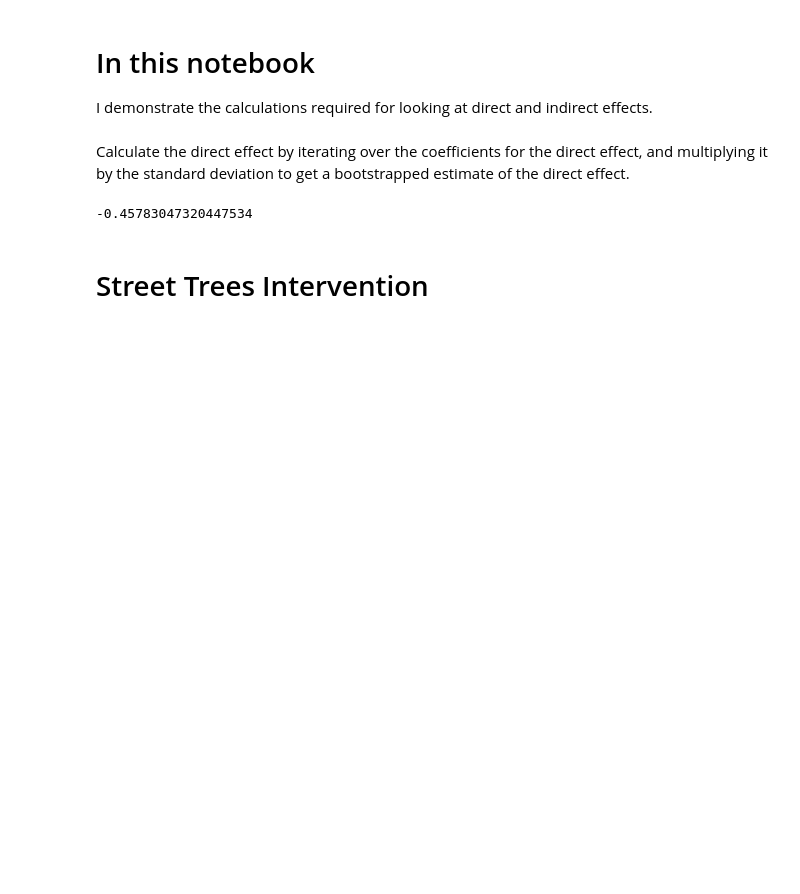
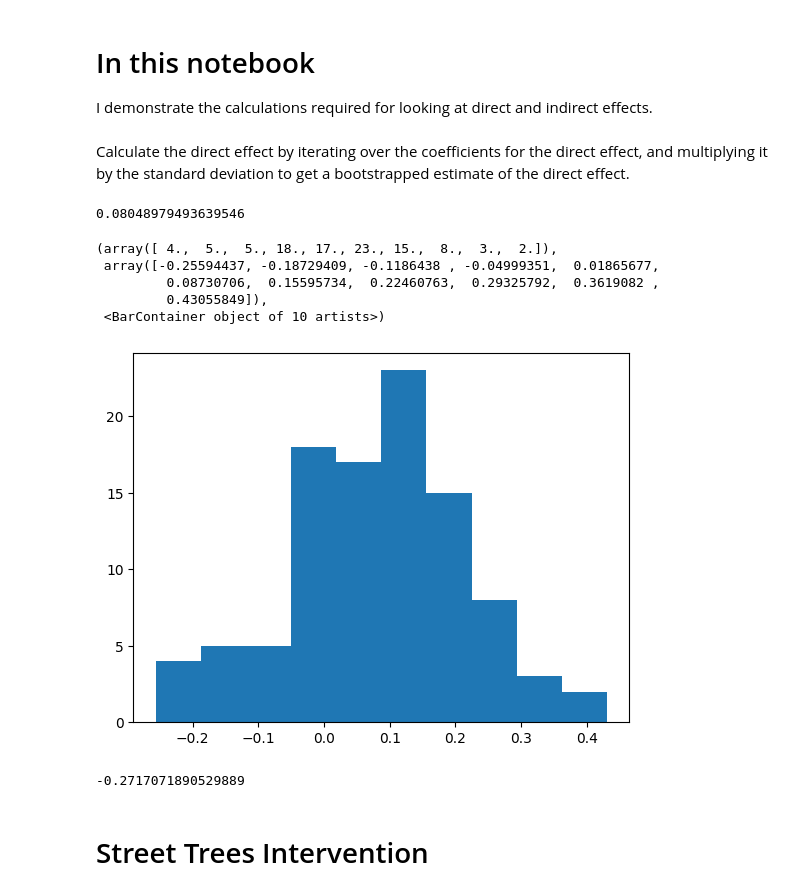
Before and after one commit to edrian-liao/uhi-causal-model, a Jupyter notebook: notebooks/interventions.ipynb, the cells around one changed output. Drawn from its saved outputs; the diff is of its cells as text; code cells hidden in the pictures; blank space fills up the shorter version.

```diff
--- a/notebooks/interventions.ipynb
+++ b/notebooks/interventions.ipynb
@@ -12,12 +17,24 @@ Calculate the direct effect by iterating over the coefficients for the direct ef
+# %%
+df['beta_17'].mean()
+# %% [output]
+0.08048979493639546
+# %%
+plt.hist(df['beta_17'])
+# %% [output]
+(array([ 4.,  5.,  5., 18., 17., 23., 15.,  8.,  3.,  2.]),
+ array([-0.25594437, -0.18729409, -0.1186438 , -0.04999351,  0.01865677,
+         0.08730706,  0.15595734,  0.22460763,  0.29325792,  0.3619082 ,
+         0.43055849]),
+ <BarContainer object of 10 artists>)
+[figure, added]
 # %%
-df = pd.read_csv(os.path.join('../results/cv', "f19", "results.csv"))
-df = df[df['iter'] > 5]
-df = df[df['ndvi_ls'] == 15]
-df = df[df['albedo_ls'] == 11]
-df = df[df['fold']==3]
-df['beta_18'].mean()
+# df = pd.read_csv(os.path.join('../results/cv', "f1", "results.csv"))
+# df = df[df['iter'] > 5]
+# df = df[df['ndvi_ls'] == 21]
+# df = df[df['albedo_ls'] == 18]
+# df['beta_18'].mean()
 # %% [output]
--0.45783047320447534
+-0.2717071890529889
 # %% [markdown]
 # Street Trees Intervention
 # %%
```
Also changed, not shown: parts of 8 cells of this notebook, 1 other file.
